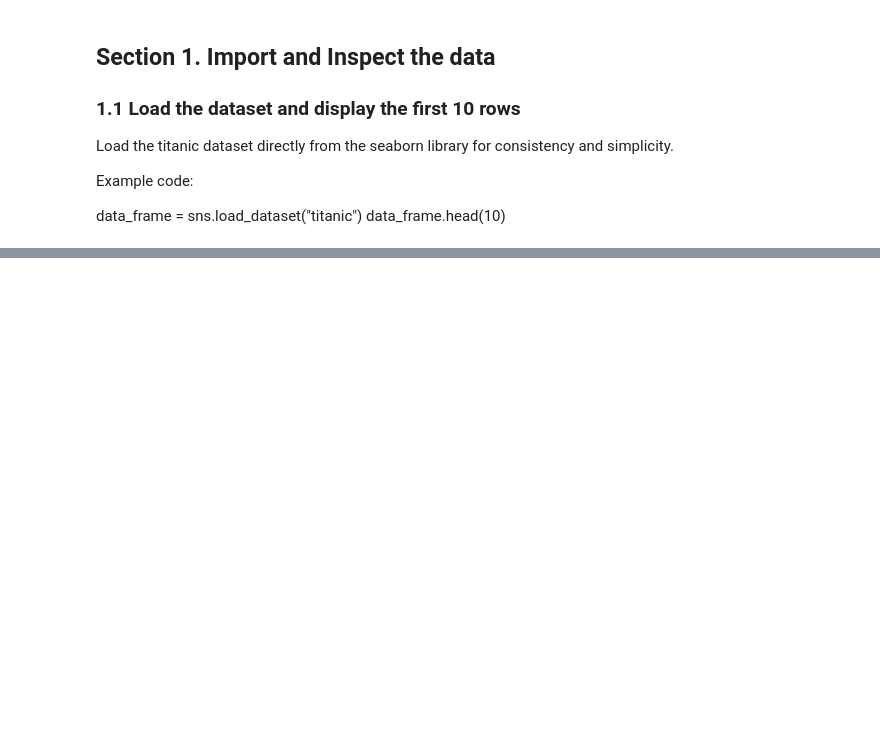
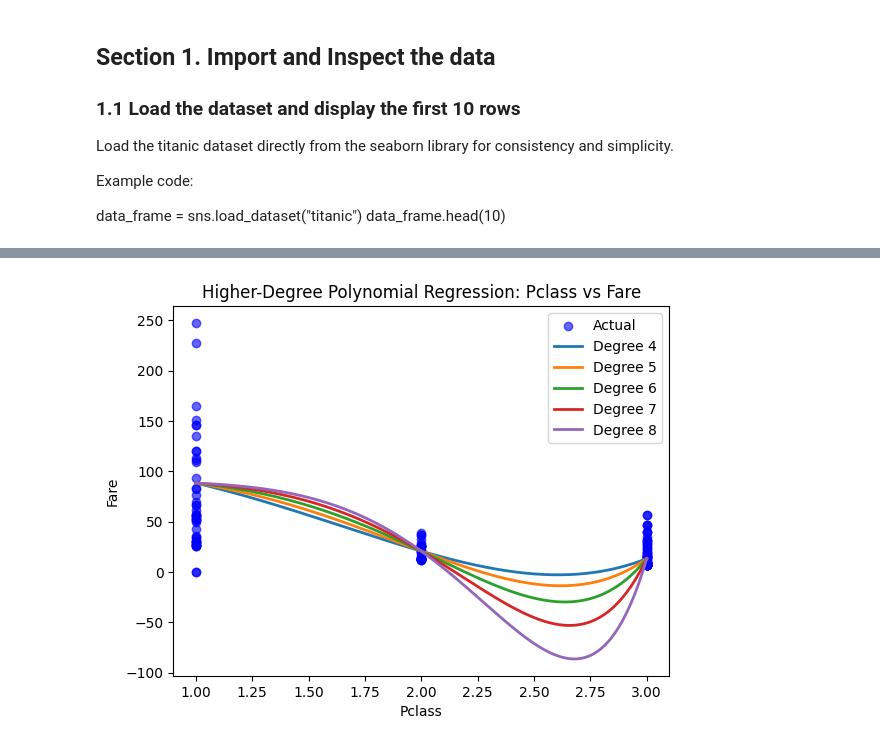
Before and after one commit to bfuemmeler/applied-ml-fuemmeler, a Jupyter notebook: notebooks/project04/ml04_fuemmeler.ipynb, the cells around one changed output, grey strips where cells are left out. Saved outputs shown, nothing was run; the diff lists cells and outputs as text; code cells hidden in the pictures; blank space fills up the shorter version.

```diff
--- a/notebooks/project04/ml04_fuemmeler.ipynb
+++ b/notebooks/project04/ml04_fuemmeler.ipynb
@@ -50,0 +328,39 @@ titanic["family_size"] = titanic["sibsp"] + titanic["parch"] + 1
+# %%
+# 5.5 Visualize Higher Order Polynomial (for Case 4)
+# Use the same single input case as you visualized above, but use a higher degree polynomial (e.g. 4, 5, 6, 7, or 8). Plot the result.
+import numpy as np
+import matplotlib.pyplot as plt
+from sklearn.preprocessing import PolynomialFeatures
+from sklearn.linear_model import LinearRegression
+
+# Flatten the feature
+X_plot = X4_test.to_numpy().ravel()
+y_actual = y4_test
+
+# Generate smooth x-values for plotting curves
+X_smooth = np.linspace(X_plot.min(), X_plot.max(), 200).reshape(-1, 1)
+
+# Plot the actual points
+plt.scatter(X_plot, y_actual, color="blue", label="Actual", alpha=0.6)
+
+# Fit and plot polynomials of degree 4-8
+for degree in range(4, 9):
+    poly = PolynomialFeatures(degree=degree)
+    X_train_poly = poly.fit_transform(X4_train)  # transform training data
+    X_smooth_poly = poly.transform(X_smooth)     # transform smooth x for plotting
+
+    model = LinearRegression()
+    model.fit(X_train_poly, y4_train)
+
+    y_smooth_pred = model.predict(X_smooth_poly)
+
+    plt.plot(X_smooth, y_smooth_pred, label=f"Degree {degree}", linewidth=2)
+
+# Plot settings
+plt.xlabel("Pclass")  # or your feature name
+plt.ylabel("Fare")
+plt.title("Higher-Degree Polynomial Regression: Pclass vs Fare")
+plt.legend()
+plt.show()
+# %% [output]
+[figure, added]
```
Also changed, not shown: parts of 31 cells of this notebook, 1 other file.
